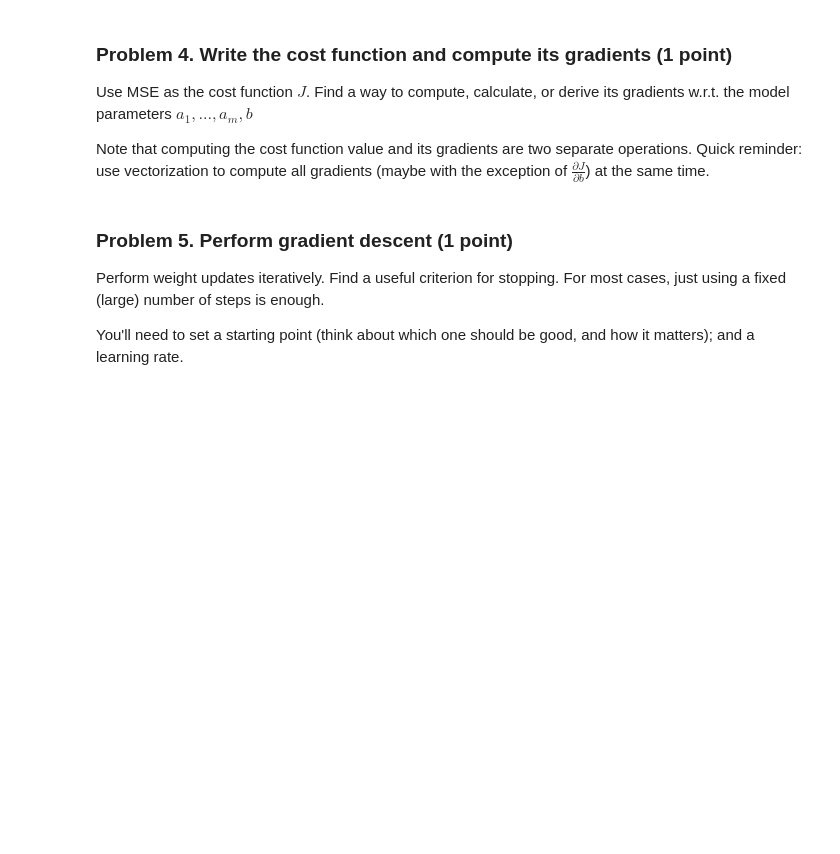
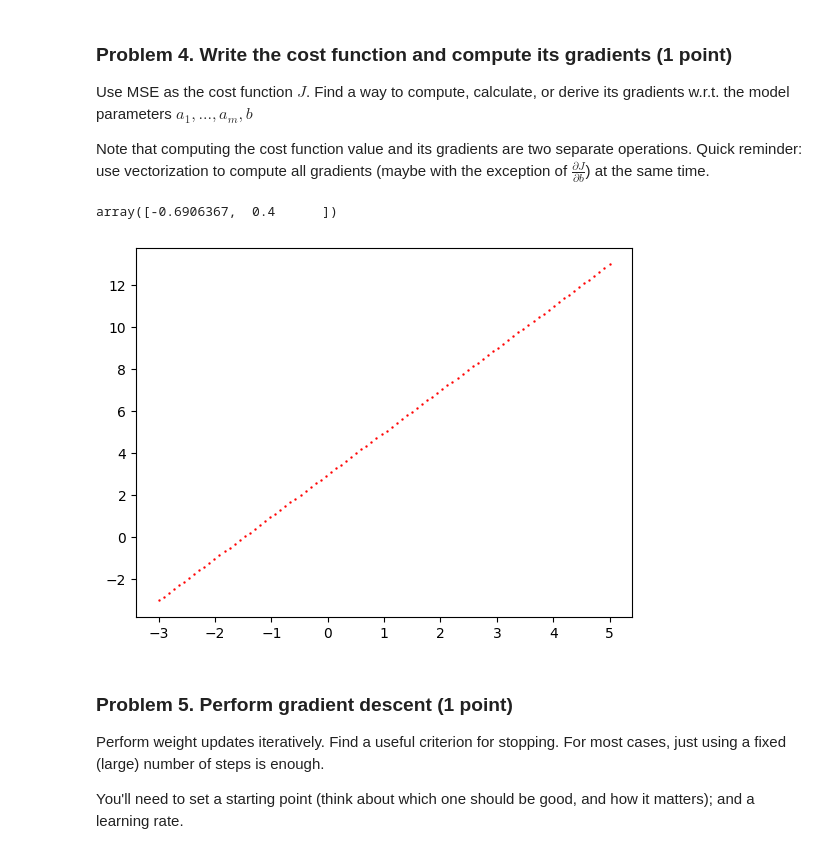
Before and after one commit to patonov/Data_Science-July_2024, a Jupyter notebook: regression_models/Regression Models Lab.ipynb, the cells around one changed output. Drawn from its saved outputs; the diff is of its cells as text; code cells hidden in the pictures; blank space fills up the shorter version.

```diff
--- a/regression_models/Regression Models Lab.ipynb
+++ b/regression_models/Regression Models Lab.ipynb
@@ -134,6 +134,23 @@ calculate_differences(x, y, -2, 1)
 Use MSE as the cost function $J$. Find a way to compute, calculate, or derive its gradients w.r.t. the model parameters $a_1, ..., a_m, b$
 
 Note that computing the cost function value and its gradients are two separate operations. Quick reminder: use vectorization to compute all gradients (maybe with the exception of $\frac{\partial J}{\partial b}$) at the same time.
+# %%
+def compute_gradient(x, y, a, b):
+    a_gradient = -2 / len(x) * np.sum(x * (y - (a * x + b)))
+    b_gradient = -2 / len(x) * np.sum(y - (a * x + b))
+    return np.array([a_gradient, b_gradient])
+# %%
+0.1 * compute_gradient(x, y, 1, 6)
+# %% [output]
+array([-0.6906367,  0.4      ])
+# %%
+for step in range(1000):
+    a = a - 0.1 * compute_gradient(x, y, a, b)[0]
+    b = b - 0.1 * compute_gradient(x, y, a, b)[1]
+# %%
+plot_prediction(x, y, a, b)
+# %% [output]
+[figure, added]
 # %% [markdown]
 ### Problem 5. Perform gradient descent (1 point)
 Perform weight updates iteratively. Find a useful criterion for stopping. For most cases, just using a fixed (large) number of steps is enough.
```
Also changed, not shown: parts of 5 cells of this notebook.
